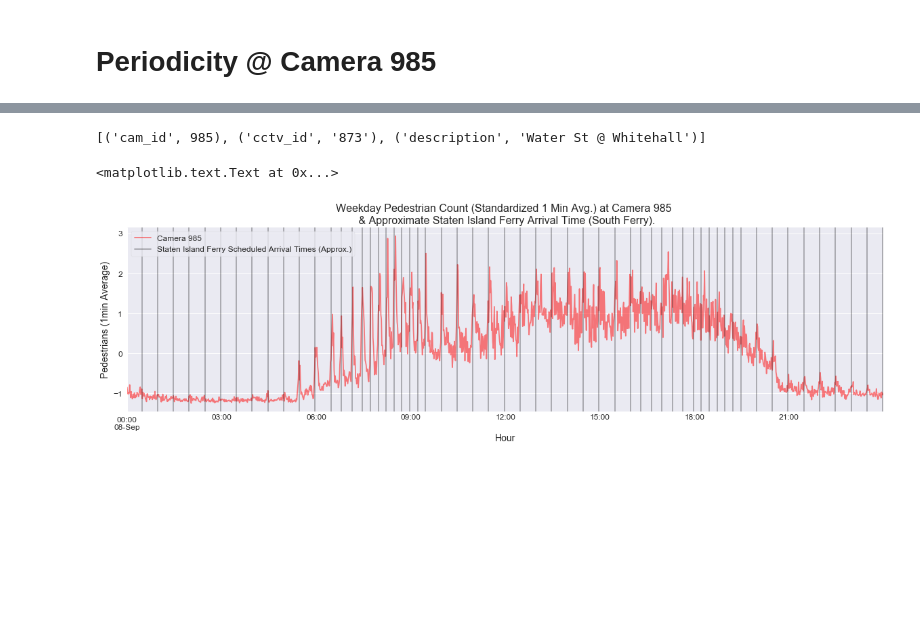
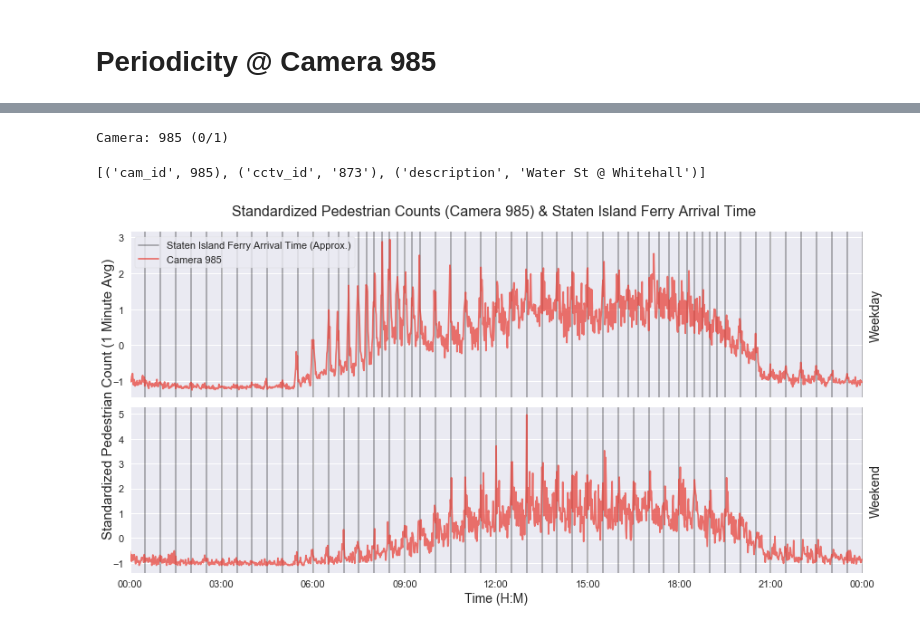
Before and after one commit to basyavasya-honmono/hadive, a Jupyter notebook: notebooks/1.4-JV-Periodicity.ipynb, the cells around one changed output, grey strips where cells are left out. Drawn from its saved outputs; the diff is of its cells as text; code cells hidden in the pictures; blank space fills up the shorter version.

Commit message:
Added weekend periodicity plot.

```diff
--- a/notebooks/1.4-JV-Periodicity.ipynb
+++ b/notebooks/1.4-JV-Periodicity.ipynb
@@ -35,6 +36,14 @@ def resample_min(df, col_name, dur):
     temp = temp.resample(dur, level=0).mean()[["count"]]
     temp.columns = [str(col_name)]
     return temp
+
+def sif_schedule(csv_path):
+    """Read in SI ferry schedule and convert to datetime."""
+    df = pd.read_csv(csv_path, names=["AM", "PM"], header=0).dropna()
+    df.AM, df.PM = df.AM + " AM", df.PM + " PM"
+    df = pd.DataFrame(pd.concat([df.AM, df.PM]), columns=["t"]).reset_index(drop=True)
+    df["dep"] =  pd.to_datetime(pd.datetime.today().date().strftime("%Y-%m-%d ") + df["t"])
+    return df
 # %% [markdown]
 # Load Data
 # %%
@@ -73,0 +76,5 @@ si["departure"] = pd.to_datetime("2017-09-08 " + si["Time"])
+# %%
+si_wd = sif_schedule("../data/external/si_ferry_weekday_si_departures.csv")
+si_we = sif_schedule("../data/external/si_ferry_weekend_si_departures.csv")
+print si_wd.dtypes
+si_wd.head(2)
@@ -81,23 +90,42 @@ Camera: 795 (154/155)
-# %%
-print zip(cams.columns[:3], cams[cams.cam_id == 985].values[0][:3])
-
-fig, ax1 = plt.subplots(nrows=1, ncols=1, figsize=(20, 5))
-
-# -- Standardize mean weekday timeseries & plot.
-((mh_weekday.T - mh_weekday.T.mean()) / mh_weekday.T.std())[mh_weekday.T.columns[20]].plot(c="r", alpha=0.5, ax=ax1, label="Camera 985")
-
-# -- Plot vertical lines for each SI ferry departure time
-# -- with 28 min offset (approx. trip duration).
-for dep in si.departure:
-    ax1.axvline(x=dep + pd.Timedelta("28 min"), color="k", alpha=0.3, label="Staten Island Ferry Scheduled Arrival Times (Approx.)")
-
-handles, labels = ax1.get_legend_handles_labels()
-ax1.legend(handles[:2], labels[:2], loc="upper left", fontsize=12, frameon=True)
-ax1.tick_params(axis="both", which="both", labelsize=12)
-ax1.set_xlabel("Hour", fontsize=14)
-ax1.set_ylabel("Pedestrians (1min Average)", fontsize=14)
-ax1.set_title("""Weekday Pedestrian Count (Standardized 1 Min Avg.) at Camera 985 \n & Approximate Staten Island Ferry Arrival Time (South Ferry).""", fontsize=16)
-# %% [output]
-[('cam_id', 985), ('cctv_id', '873'), ('description', 'Water St @ Whitehall')]
-<matplotlib.text.Text at 0x...>
-[figure, removed]
+# %%
+cam_wd = ts_matrix(df[(df.cam_id == 985) & (df.date.dt.weekday < 5)], "1Min").T
+cam_wd_std = (cam_wd - cam_wd.mean()) / cam_wd.std()
+cam_we = ts_matrix(df[(df.cam_id == 985) & (df.date.dt.weekday >= 5)], "1Min").T
+cam_we_std = (cam_we - cam_we.mean()) / cam_we.std()
+# %% [output]
+Camera: 985 (0/1)
+# %%
+print zip(cams.columns[:3], cams[cams.cam_id == 985].values[0][:3])
+fig, [ax1, ax2] = plt.subplots(nrows=2, ncols=1, figsize=(12, 6))
+
+# -- Plot vertical lines for each SI ferry departure time.
+for dep in si_wd.dep:
+    ax1.axvline(x=dep + pd.Timedelta("30 min"), color="k", alpha=0.3, label="Arrival Time")
+for dep in si_we.dep:
+    ax2.axvline(x=dep + pd.Timedelta("30 min"), color="k", alpha=0.3)
+
+# -- Standardize mean weekday timeseries & plot.
+l1 = cam_wd_std.plot(c="#e83a30", alpha=0.7, ax=ax1)
+l2 = cam_we_std.plot(c="#e83a30", alpha=0.7, ax=ax2)
+
+# -- Plot formatting.
+handles, labels = ax1.get_legend_handles_labels()
+ax1.legend(handles[-2:], ["Staten Island Ferry Arrival Time (Approx.)", "Camera 985"],
+           loc="upper left", fontsize=11, frameon=True)
+ax1.set_xticklabels([])
+ax2.legend().remove()
+ax2.set_xlabel("Time (H:M)", fontsize=14)
+ax2.xaxis.set_major_formatter(mdates.DateFormatter("%H:%M"))
+plt.xticks(rotation=0, ha="center")
+for (ax, txt) in [(ax1, "Weekday"), (ax2, "Weekend")]:
+    ax.tick_params(axis="both", which="both", labelsize=11)
+    ax.text(1.01, 0.5, txt, fontsize=14, rotation=90, va="center",
+             transform=ax.transAxes)
+fig.text(0, 0.55, "Standardized Pedestrian Count (1 Minute Avg)",
+         rotation=90, va="center", fontsize=15)
+fig.suptitle("Standardized Pedestrian Counts (Camera 985) & Staten Island Ferry Arrival Time",
+             fontsize=16, va="bottom", y=1.01)
+fig.tight_layout()
+# %% [output]
+[('cam_id', 985), ('cctv_id', '873'), ('description', 'Water St @ Whitehall')]
+[figure, added]
```
Also changed, not shown: parts of 4 cells of this notebook, 1 other file.
